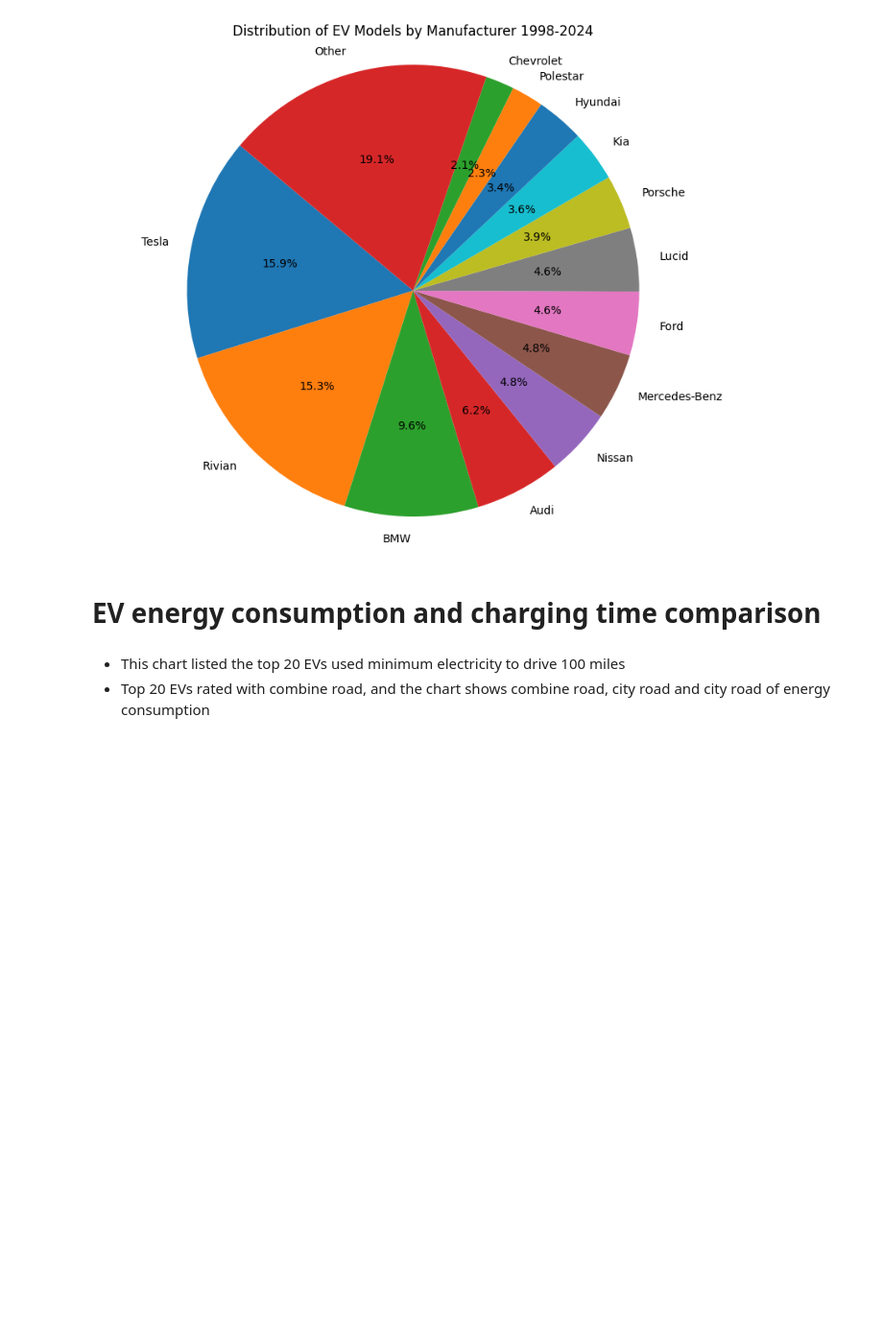
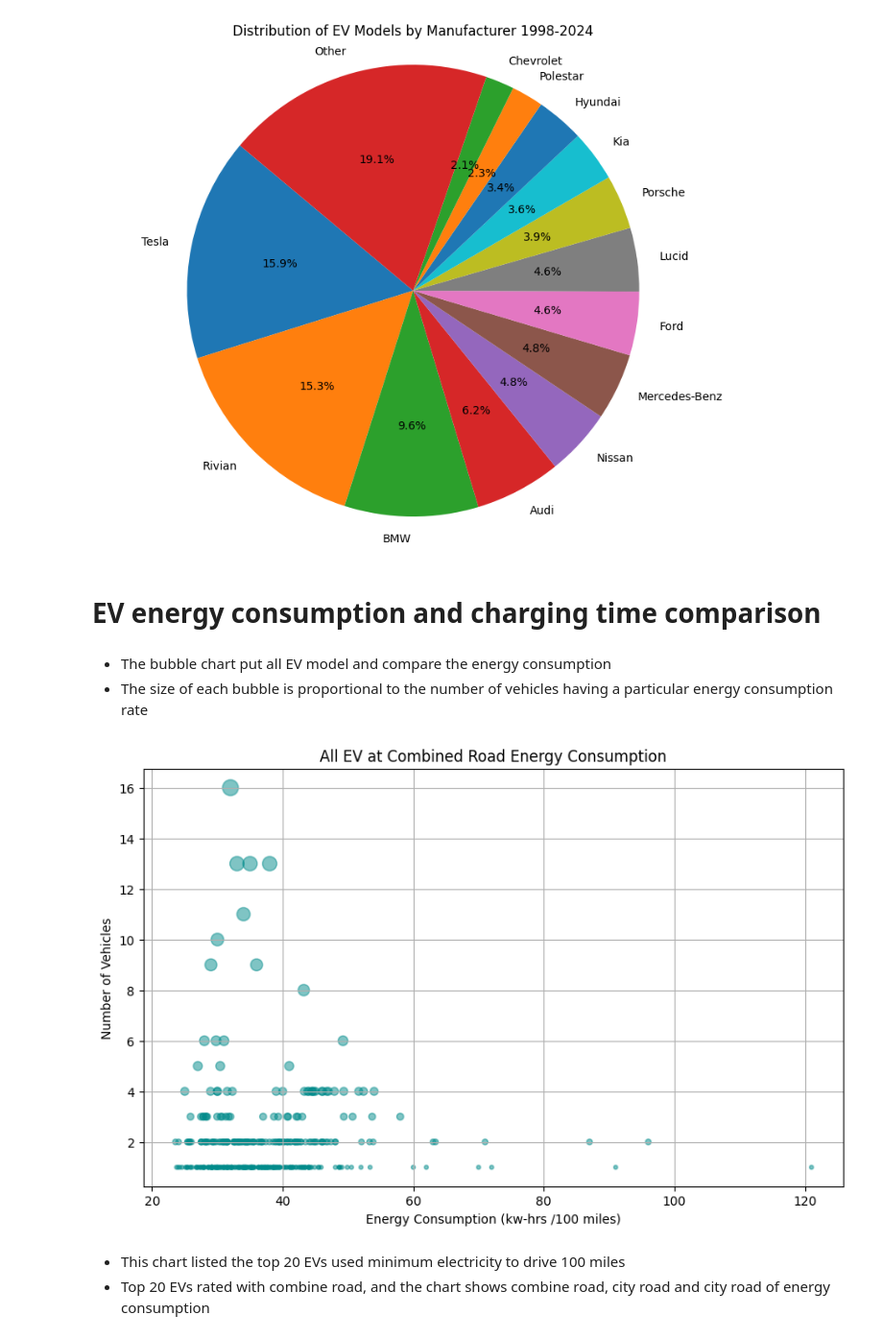
Before and after one commit to VarunSaiBurla/EVCFLO, a Jupyter notebook: Branches/Samuel_Ng/EV_energy_consumption_and_cost.ipynb, the cells around one changed output. Shown at 96% size. Saved outputs shown, nothing was run; the diff lists cells and outputs as text; code cells hidden in the pictures; blank space fills up the shorter version.

```diff
--- a/Branches/Samuel_Ng/EV_energy_consumption_and_cost.ipynb
+++ b/Branches/Samuel_Ng/EV_energy_consumption_and_cost.ipynb
@@ -68,6 +68,25 @@ plt.show()
 [figure]
 # %% [markdown]
 # EV energy consumption and charging time comparison
+# %% [markdown]
+- The bubble chart put all EV model and compare the energy consumption
+- The size of each bubble is proportional to the number of vehicles having a particular energy consumption rate
+# %%
+# Group the data by 'combE' and count the occurrences
+combE_counts = df['combE'].value_counts().reset_index()
+combE_counts.columns = ['combE', 'count']
+
+# Plot the bubble chart
+plt.figure(figsize=(10, 6))
+bubble_size = combE_counts['count'] * 10
+plt.scatter(combE_counts['combE'], combE_counts['count'], s=bubble_size, alpha=0.5, color='darkcyan')
+plt.xlabel('Energy Consumption (kw-hrs /100 miles)')
+plt.ylabel('Number of Vehicles')
+plt.title('All EV at Combined Road Energy Consumption')
+plt.grid(True)
+plt.show()
+# %% [output]
+[figure, added]
 # %% [markdown]
 - This chart listed the top 20 EVs used minimum electricity to drive 100 miles
 - Top 20 EVs rated with combine road, and the chart shows combine road, city road and city road of energy consumption
```
Also changed, not shown: parts of 8 cells of this notebook.
